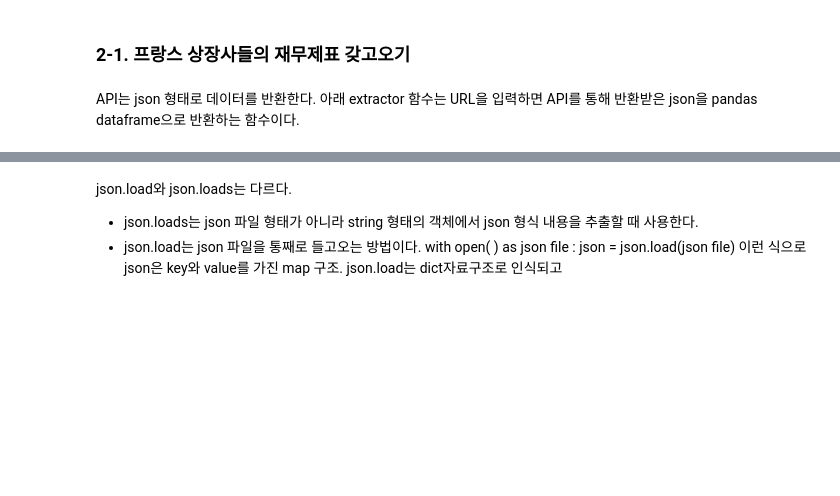
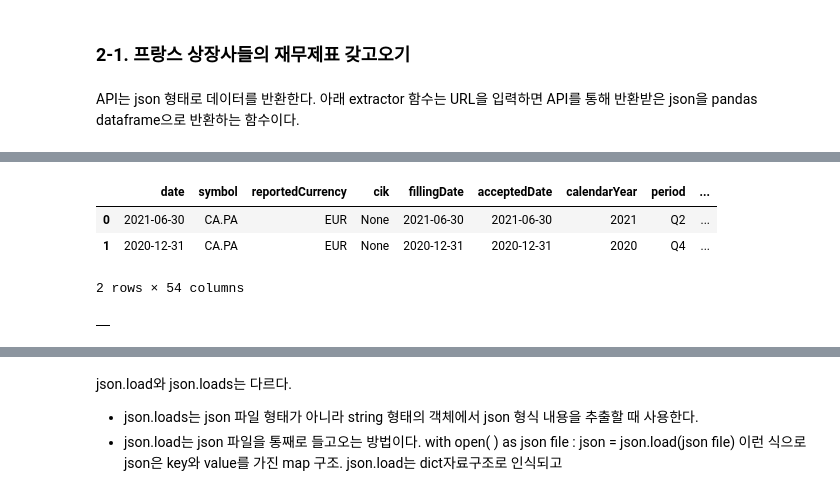
Before and after one commit to crossrobot/Hebronstar-Project, a Jupyter notebook: Financialmodelingprep.ipynb, the cells around one changed output, grey strips where cells are left out. Saved outputs shown, nothing was run; the diff lists cells and outputs as text; code cells hidden in the pictures; blank space fills up the shorter version.

```diff
--- a/Financialmodelingprep.ipynb
+++ b/Financialmodelingprep.ipynb
@@ -370,0 +346,11 @@ pd.DataFrame(nation_example.columns)
+# %%
+extractor(bs_url)
+# %% [output]
+|  | date | symbol | reportedCurrency | cik | fillingDate | acceptedDate | calendarYear | period | ... |
+| 0 | 2021-06-30 | CA.PA | EUR | None | 2021-06-30 | 2021-06-30 | 2021 | Q2 | ... |
+| 1 | 2020-12-31 | CA.PA | EUR | None | 2020-12-31 | 2020-12-31 | 2020 | Q4 | ... |
+2 rows × 54 columns
+# %%
+extractor(cf_url)
+# %% [output]
+|  |
```
Also changed, not shown: parts of 37 cells of this notebook, 6 other files.
